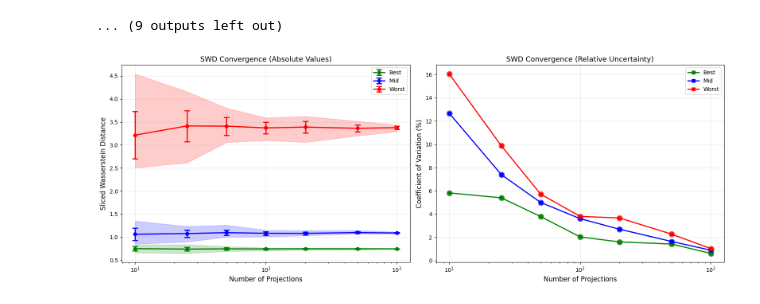
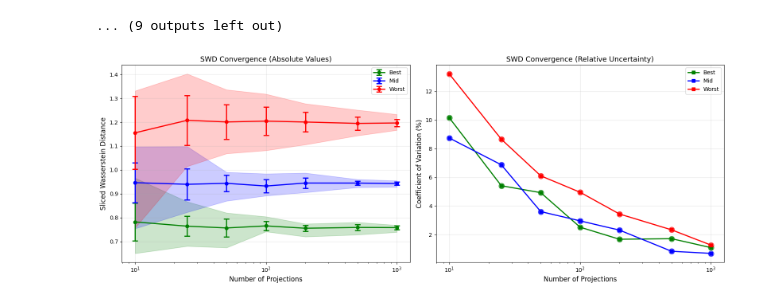
Before and after one commit to bramvanduinen/ClimateYearSelection, a Jupyter notebook: run/illustrations/swd_uncertainty.ipynb, the cells around one changed output. Drawn from its saved outputs; the diff is of its cells as text; code cells hidden in the pictures.

```diff
--- a/run/illustrations/swd_uncertainty.ipynb
+++ b/run/illustrations/swd_uncertainty.ipynb
@@ -12,7 +12,7 @@ from tqdm.notebook import tqdm
 
 DF_PROD_DEMAND_FNAME = os.path.join(
     BASE_INPUT,
-    "preprocessed_dataframes/df_prod_demand_daily_all_countries_with_hydro_scaled_demand.parquet",
+    "preprocessed_dataframes/df_prod_demand_daily.parquet",
 )
 
 VARS_TO_MATCH = [
@@ -32,7 +32,7 @@ df_ref = df_daily[["Hydrological_year", "Calendar_year"] + VARS_TO_MATCH].reset_
 # %%
 # load results
 
-RUNNAME = "run_NL_30y_20260121_1726"
+RUNNAME = "run_NL_30y_hydro_20260319_1631"
 fname_results = os.path.join(BASE_OUTPUT, RUNNAME, "all_year_selections_scored.csv")
 df_results = pd.read_csv(fname_results, index_col=0).sort_values("wasserstein")
 # %%
@@ -50,7 +50,8 @@ df_ref_np = df_ref[VARS_TO_MATCH].to_numpy()
 # %%
 # Define projection counts to test
 projection_counts = [10, 25, 50, 100, 200, 500, 1000]
-n_repeats = 30  # Number of times to repeat each projection count
+# projection_counts = [10, 25, 50, 100]
+n_repeats = 20  # Number of times to repeat each projection count
 
 # results_projection = {"best": [], "mid": [], "worst": []}
 results_projection = []
@@ -127,32 +128,32 @@ for key, color in [("best", "green"), ("mid", "blue"), ("worst", "red")]:
         maxs,
         color=color,
         alpha=0.2,
     )
 
     # Plot coefficient of variation
     ax2.plot(
         n_projs, cvs, marker="s", label=f"{key.capitalize()}", color=color, linewidth=2
     )
     ax2.scatter(n_projs, cvs, s=100, color=color, alpha=0.6)
 
 ax1.set_xscale("log")
 ax1.set_xlabel("Number of Projections", fontsize=12)
 ax1.set_ylabel("Sliced Wasserstein Distance", fontsize=12)
 ax1.set_title("SWD Convergence (Absolute Values)", fontsize=13)
 ax1.legend(loc="best")
 ax1.grid(True, alpha=0.3)
 
 ax2.set_xscale("log")
 ax2.set_xlabel("Number of Projections", fontsize=12)
 ax2.set_ylabel("Coefficient of Variation (%)", fontsize=12)
 ax2.set_title("SWD Convergence (Relative Uncertainty)", fontsize=13)
 ax2.legend(loc="best")
 ax2.grid(True, alpha=0.3)
 
 plt.tight_layout()
 plt.savefig(
-    "/net/pc230050/nobackup/users/duinen/04_weather_year_selection/figs/illustrations/swd_uncertainty_analysis.pdf",
+    "swd_uncertainty_analysis_NL30y.pdf",
     bbox_inches="tight",
 )
 # %% [output]
-[figure, old version]
+[figure, new version]
```
Also changed, not shown: 5 other files.
